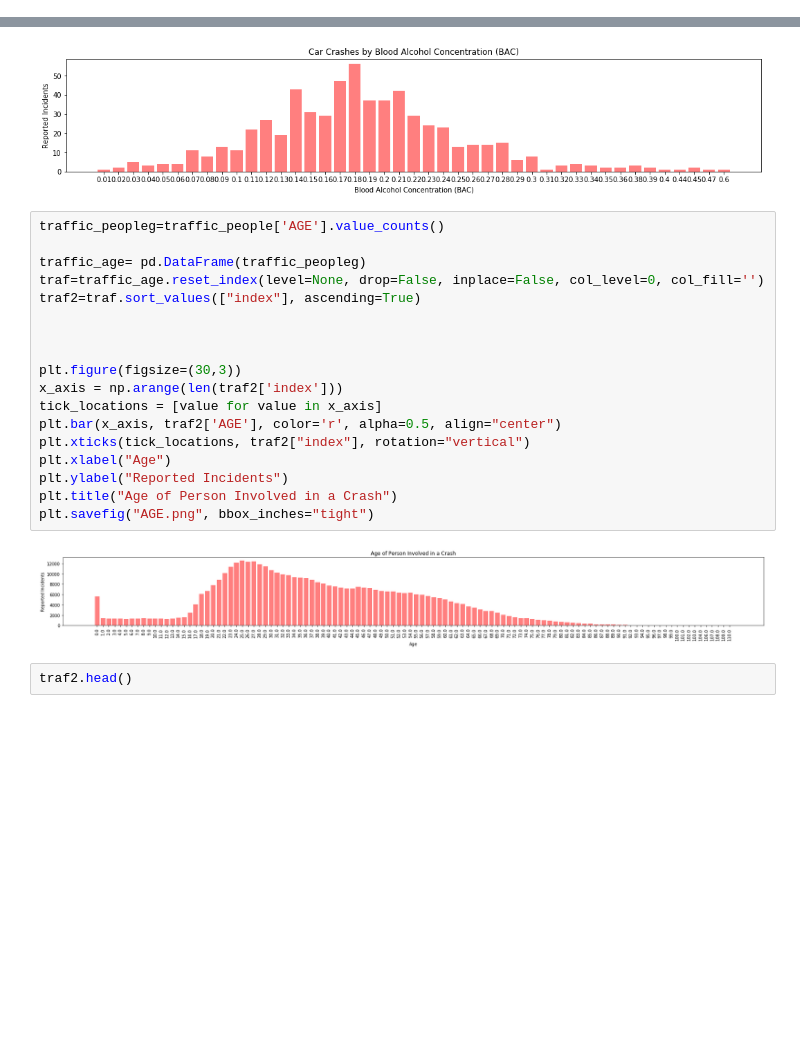
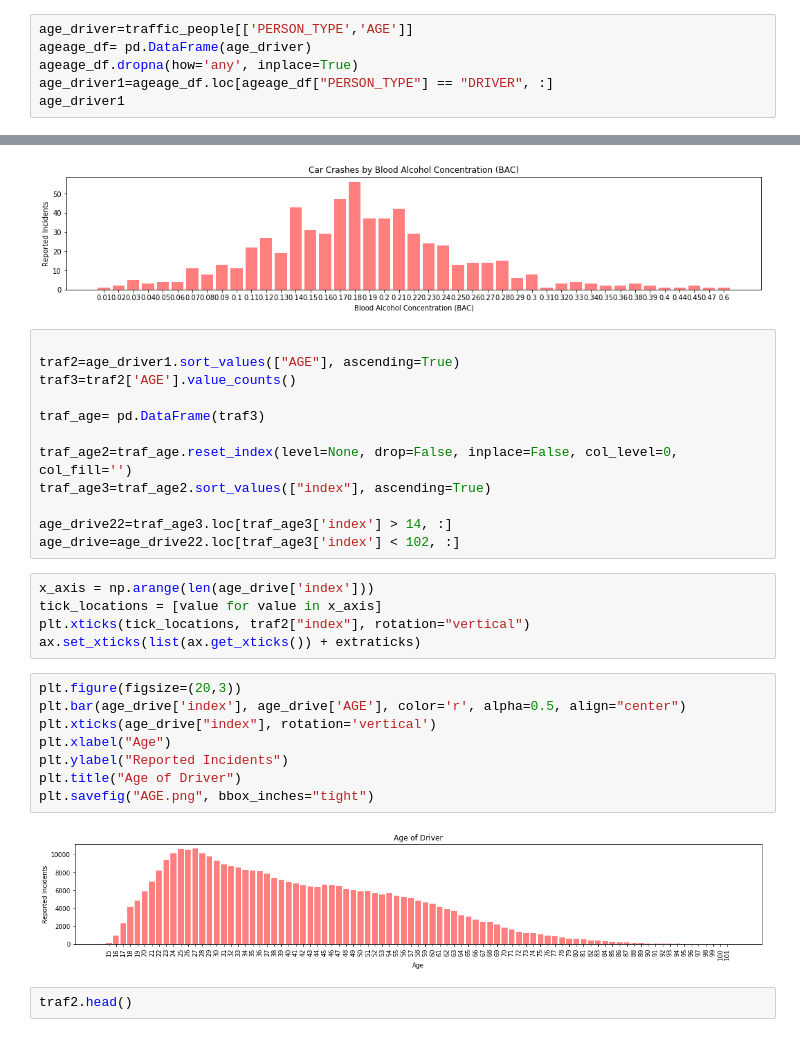
Before and after one commit to emharen/Project-One, a Jupyter notebook: traffic5.ipynb, the cells around one changed output, grey strips where cells are left out. Drawn from its saved outputs; the diff is of its cells as text; blank space fills up the shorter version.

```diff
--- a/traffic5.ipynb
+++ b/traffic5.ipynb
@@ -75,3 +75,9 @@ traffic_people
 | 609324 | P137179 | PASSENGER | JC193350 | 579226.0 | 03/20/2019 08:05:00 PM | 3.0 | CHICAGO | IL | 60621 | F | ... |
 | 609325 | P137187 | PASSENGER | JC193480 | 579263.0 | 03/20/2019 09:59:00 PM | 3.0 | CHICAGO | IL | 60617 | M | ... |
 609326 rows × 29 columns
+# %%
+age_driver=traffic_people[['PERSON_TYPE','AGE']]
+ageage_df= pd.DataFrame(age_driver)
+ageage_df.dropna(how='any', inplace=True)
+age_driver1=ageage_df.loc[ageage_df["PERSON_TYPE"] == "DRIVER", :]
+age_driver1
@@ -127,26 +152,33 @@ plt.title("Car Crashes by Blood Alcohol Concentration (BAC)")
 plt.savefig("BAC_bargraph", bbox_inches="tight")
 # %% [output]
 [figure]
+# %%
+
+traf2=age_driver1.sort_values(["AGE"], ascending=True)
+traf3=traf2['AGE'].value_counts()
+
+traf_age= pd.DataFrame(traf3)
+
+traf_age2=traf_age.reset_index(level=None, drop=False, inplace=False, col_level=0, col_fill='')
+traf_age3=traf_age2.sort_values(["index"], ascending=True)
+
+age_drive22=traf_age3.loc[traf_age3['index'] > 14, :]
+age_drive=age_drive22.loc[traf_age3['index'] < 102, :]
+# %%
+x_axis = np.arange(len(age_drive['index']))
+tick_locations = [value for value in x_axis]
+plt.xticks(tick_locations, traf2["index"], rotation="vertical")
+ax.set_xticks(list(ax.get_xticks()) + extraticks)
 # %%
-traffic_peopleg=traffic_people['AGE'].value_counts()
-
-traffic_age= pd.DataFrame(traffic_peopleg)
-traf=traffic_age.reset_index(level=None, drop=False, inplace=False, col_level=0, col_fill='')
-traf2=traf.sort_values(["index"], ascending=True)
-
-
-
-plt.figure(figsize=(30,3))
-x_axis = np.arange(len(traf2['index']))
-tick_locations = [value for value in x_axis]
-plt.bar(x_axis, traf2['AGE'], color='r', alpha=0.5, align="center")
-plt.xticks(tick_locations, traf2["index"], rotation="vertical")
+plt.figure(figsize=(20,3))
+plt.bar(age_drive['index'], age_drive['AGE'], color='r', alpha=0.5, align="center")
+plt.xticks(age_drive["index"], rotation='vertical')
 plt.xlabel("Age")
 plt.ylabel("Reported Incidents")
-plt.title("Age of Person Involved in a Crash")
+plt.title("Age of Driver")
 plt.savefig("AGE.png", bbox_inches="tight")
 # %% [output]
-[figure, old version]
+[figure, new version]
 # %%
 traf2.head()
 # %% [output]
```
Also changed, not shown: parts of 3 cells of this notebook.
